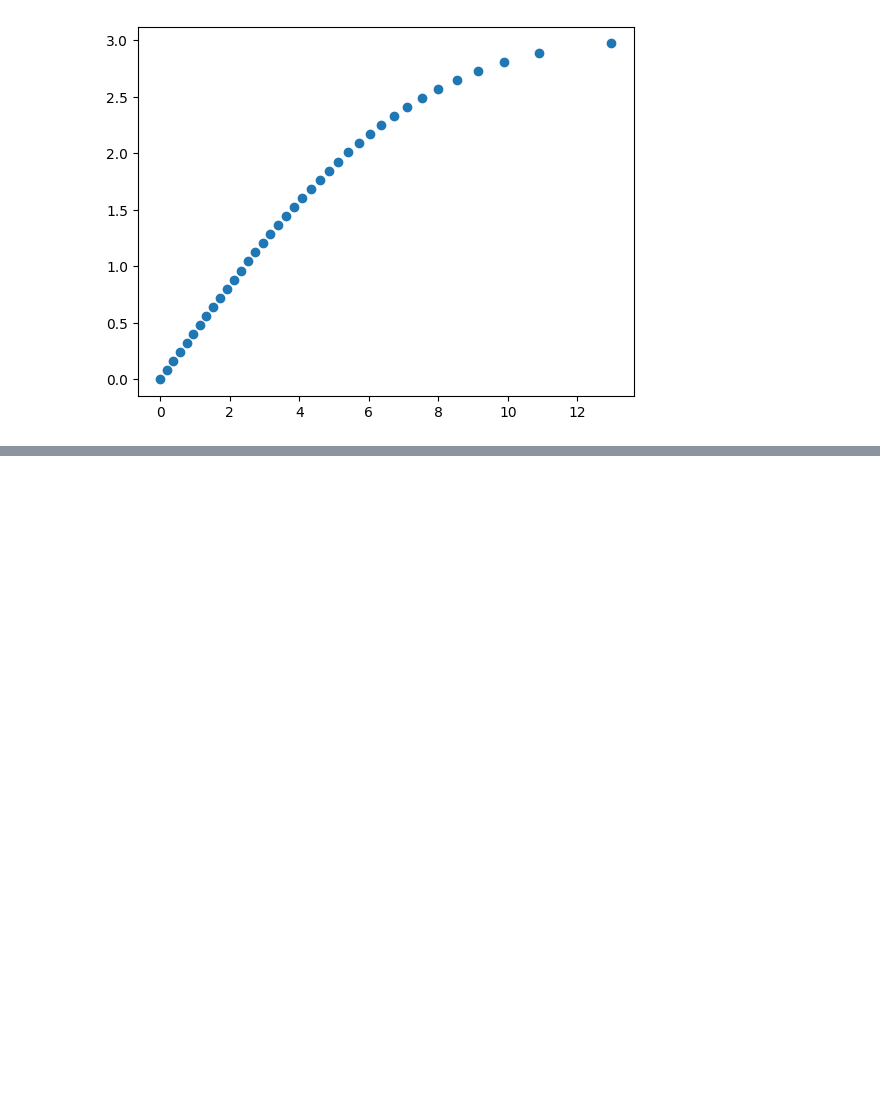
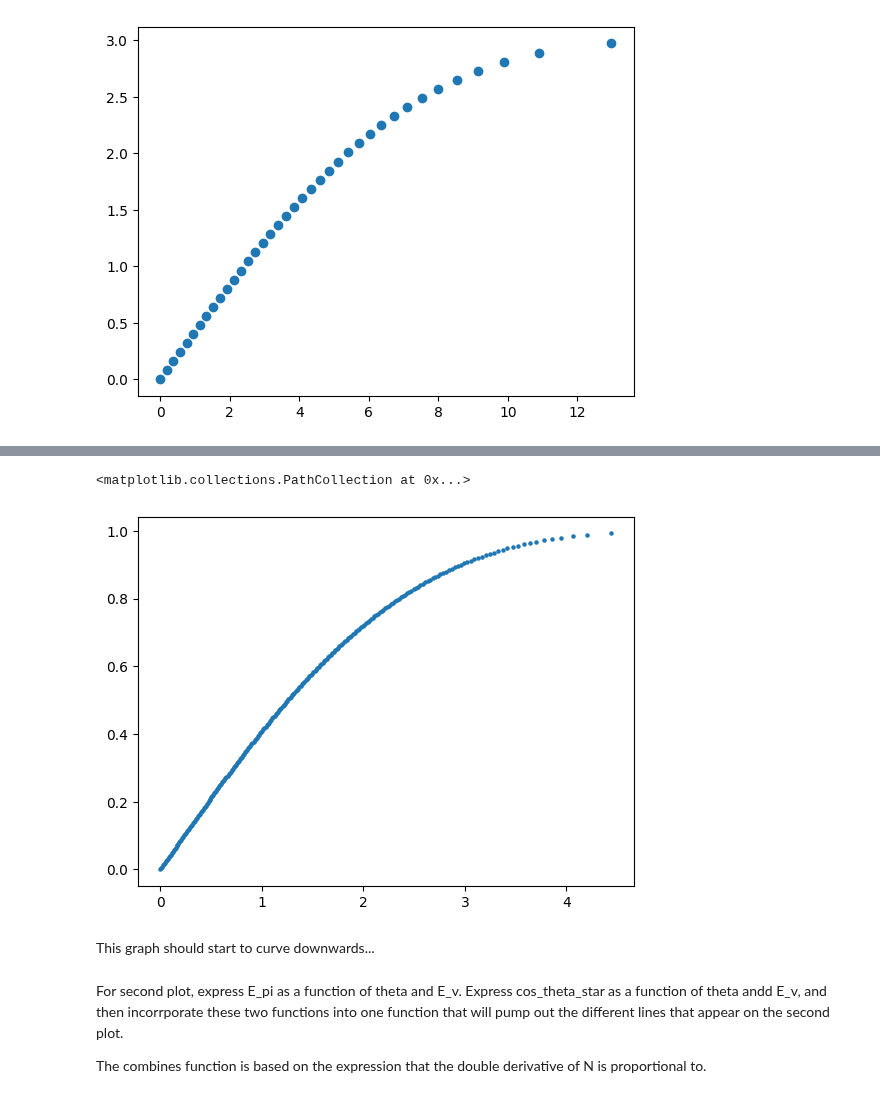
Before and after one commit to MrD0balina/Fourth-Year-Project---Neutrino-Oscillations, a Jupyter notebook: First_Coding_Work.ipynb, the cells around one changed output, grey strips where cells are left out. Cells and saved outputs as stored; diff of their text form; code cells hidden in the pictures; blank space fills up the shorter version.

```diff
--- a/First_Coding_Work.ipynb
+++ b/First_Coding_Work.ipynb
@@ -88,0 +87,18 @@ I have no idea
+# %%
+# E_v = np.linspace( 0 , 5 , 100 )   # Units = GeV
+
+E_v_star = 29.8 * ( 10 ** -3 )     # Units = GeV
+
+m_pi = 139.6 * ( 10 ** -3 )        # Units = GeV / c ** 2    Where c = 1
+
+theta = 0.03
+
+E_proton = 120                     # Units = GeV  ( Source = https://en.wikipedia.org/wiki/Fermilab#Fermilab_Accelerator_Complex )
+# %%
+E_v_array = np.linspace( 0 , 0.99999999999999999 , 250 )
+# %%
+# Equation 18
+
+cos_theta_star = ( ( 1 - ( E_v_array ** 2 / ( E_v_star ** 2 ) ) * ( ( 1 / ( ( cos(theta) ) ** 2 ) ) - 1 ) ) ** ( 1 / 2 ) )  ## Check this equation...
+# %%
+E_pi =  (  (m_pi * E_v_array )    /  (   E_v_star * ( 1 + cos_theta_star )  )   )  ## Check this equation...
@@ -88,0 +125,12 @@ I have no idea
+# %%
+plt.scatter( E_pi , E_v_array , s = 5 )
+# %% [output]
+<matplotlib.collections.PathCollection at 0x...>
+[figure, added]
+# %% [markdown]
+This graph should start to curve downwards...
+# %% [markdown]
+For second plot, express E_pi as a function of theta and E_v.  Express cos_theta_star as a function of theta andd E_v, and then incorrporate these two functions into one function that will pump out the different lines that appear on the second plot.
+
+
+The combines function is based on the expression that the double derivative of N is proportional to.
```
Also changed, not shown: parts of 5 cells of this notebook.
